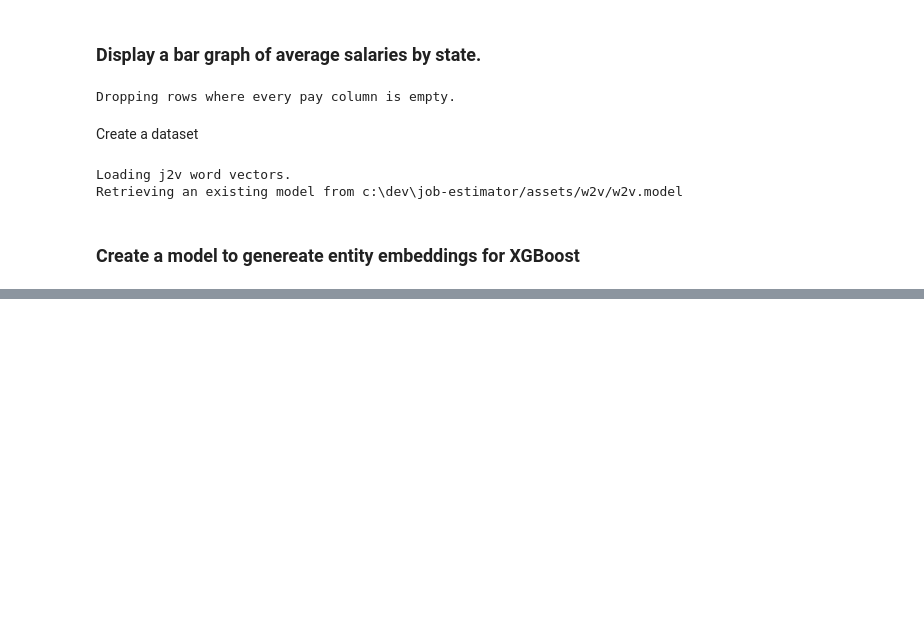
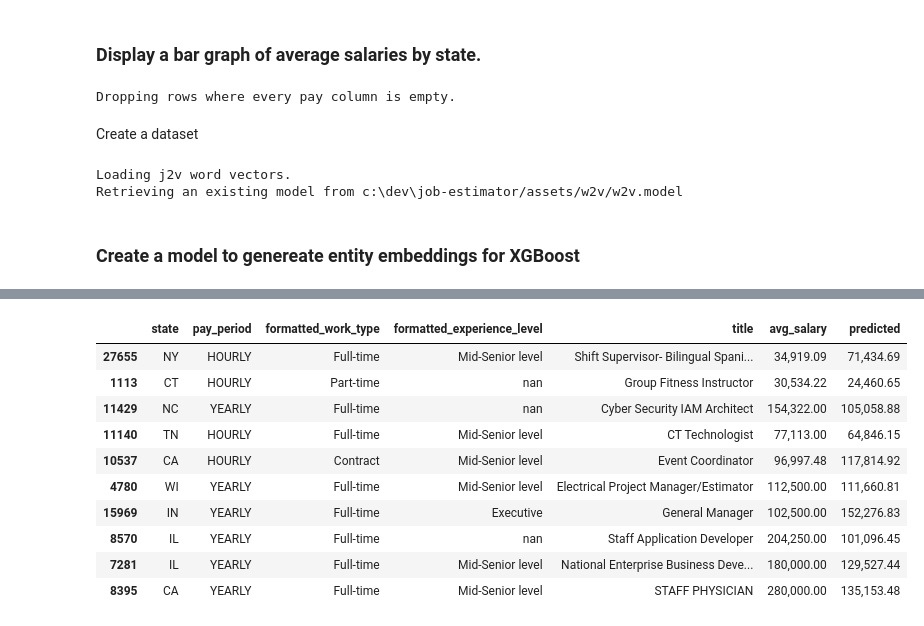
Before and after one commit to Trail3lazer/pay-estimator, a Jupyter notebook: job-estimator.ipynb, the cells around one changed output, grey strips where cells are left out. Cells and saved outputs as stored; diff of their text form; code cells hidden in the pictures; blank space fills up the shorter version.

```diff
--- a/job-estimator.ipynb
+++ b/job-estimator.ipynb
@@ -193,6 +152,6 @@ x_cols=['state',
         'title']
 y_col = 'avg_salary'
 
-mask = df[['title', 'state', y_col]].notna().all(axis=1) & df[y_col].gt(0)
+mask = df[['cat0', 'state', y_col]].notna().all(axis=1) & df[y_col].gt(0)
 
 df = df[x_cols+[y_col]].loc[mask].copy().reset_index()
@@ -200,14 +165,12 @@ df = df[x_cols+[y_col]].loc[mask].copy().reset_index()
 from sklearn.compose import ColumnTransformer
 from sklearn.pipeline import Pipeline
 from sklearn.preprocessing import OneHotEncoder, FunctionTransformer
-from sklearn.model_selection import train_test_split, cross_val_score
-import xgboost as xgb
 
 vector_length = job2vec.get_vector_length()
 
 def title_to_vec(titles: pd.DataFrame):
     vector_cols = [f'title{n}' for n in range(job2vec.get_vector_length())]
-    rows = [job2vec.vectorize(x) for x in titles.values]
+    rows = [categorizer.categorize_to_vec(x) for x in titles.values]
     return pd.DataFrame(rows, columns=vector_cols)
 
 title_pipe = Pipeline(steps=[
@@ -236,15 +201,26 @@ preprocessor = preprocessor.fit(x,y)
 # %%
+import xgboost as xgb
+from sklearn.model_selection import train_test_split, cross_val_score
+
 xgb_reg: xgb.XGBRegressor = xgb.XGBRegressor(
-    booster='dart',
-    random_state=1,
-    n_estimators=40,
+    booster='gbtree',
+    device='cuda',
+    #random_state=1,
+    eta=0.3,
     max_depth=6,
-    eta=0.1,
-    subsample=0.7,
-    colsample_bytree=0.8,
+    subsample=.8,
+    colsample_bytree=.8,
+    alpha=0,
     objective='reg:squarederror',
     eval_metric='mae',
-    early_stopping_rounds=10,
+    early_stopping_rounds=15,
+    grow_policy='lossguide',
+    verbosity=0,
+    sampling_method='gradient_based',
+    tree_method= 'hist',
+    max_bin=1024,
+    n_estimators=100,
+    max_delta_step=1
     )
 
 training_pipe = Pipeline(steps=[
@@ -252,12 +228,12 @@ training_pipe = Pipeline(steps=[
     ('reg', xgb_reg)
 ])
 
-x_train, x_test, y_train, y_test = train_test_split(x, y, test_size=.2, random_state=1)
+x_train, x_test, y_train, y_test = train_test_split(x, y, test_size=.1)
 x_test = preprocessor.transform(x_test)
 
 xgb_pipe = training_pipe.fit(x_train, y_train,
-                             reg__eval_set=[(x_test, y_test)],
+                             reg__eval_set=[(x_test, y_test)]
                              )
 
-print(xgb_reg.best_score)
+#print(xgb_reg.best_score)
 # %% [output]
@@ -281,2 +257,19 @@ print(xgb_reg.best_score)
+# %%
+test = df[x_cols+[y_col]].sample(10)
+res = xgb_pipe.predict(test[x_cols])
+test['predicted']=res
+display(HTML(test.style.format(precision=2,thousands=",").to_html()))
+# %% [output]
+|  | state | pay_period | formatted_work_type | formatted_experience_level | title | avg_salary | predicted |
+| 27655 | NY | HOURLY | Full-time | Mid-Senior level | Shift Supervisor- Bilingual Spani... | 34,919.09 | 71,434.69 |
+| 1113 | CT | HOURLY | Part-time | nan | Group Fitness Instructor | 30,534.22 | 24,460.65 |
+| 11429 | NC | YEARLY | Full-time | nan | Cyber Security IAM Architect | 154,322.00 | 105,058.88 |
+| 11140 | TN | HOURLY | Full-time | Mid-Senior level | CT Technologist | 77,113.00 | 64,846.15 |
+| 10537 | CA | HOURLY | Contract | Mid-Senior level | Event Coordinator | 96,997.48 | 117,814.92 |
+| 4780 | WI | YEARLY | Full-time | Mid-Senior level | Electrical Project Manager/Estimator | 112,500.00 | 111,660.81 |
+| 15969 | IN | YEARLY | Full-time | Executive | General Manager | 102,500.00 | 152,276.83 |
+| 8570 | IL | YEARLY | Full-time | nan | Staff Application Developer | 204,250.00 | 101,096.45 |
+| 7281 | IL | YEARLY | Full-time | Mid-Senior level | National Enterprise Business Deve... | 180,000.00 | 129,527.44 |
+| 8395 | CA | YEARLY | Full-time | Mid-Senior level | STAFF PHYSICIAN | 280,000.00 | 135,153.48 |
 # %%
 xgb_reg.save_model('c:/dev/job-estimator/assets/XGBReggressor.ubj')
```
Also changed, not shown: parts of 10 cells of this notebook, 5 other files.
